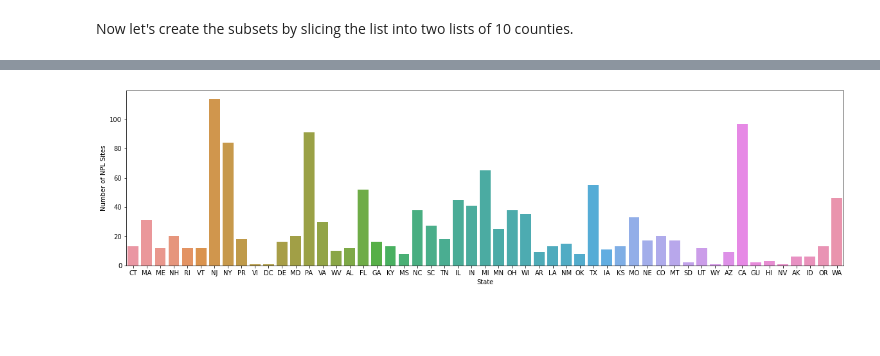
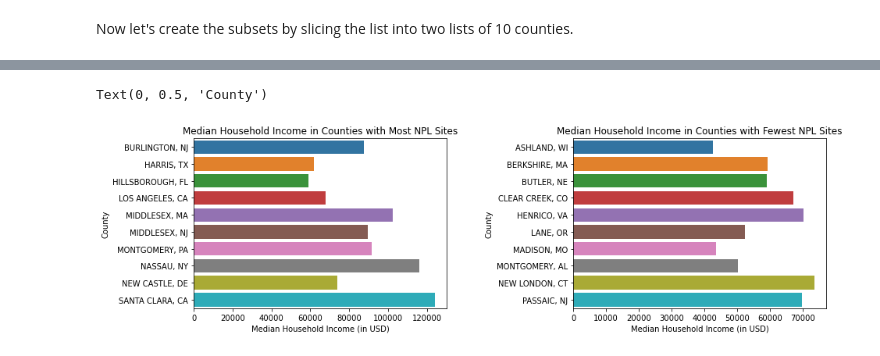
Before and after one commit to jeinuh/superfund-project, a Jupyter notebook: EDACheckpoint_group011.ipynb, the cells around one changed output, grey strips where cells are left out. Cells and saved outputs as stored; diff of their text form; code cells hidden in the pictures; blank space fills up the shorter version.

```diff
--- a/EDACheckpoint_group011.ipynb
+++ b/EDACheckpoint_group011.ipynb
@@ -314,8 +320,18 @@ Text(0, 0.5, 'County')
-# %%
-plt.figure(figsize=(20,5))
-ax = sns.countplot(x='state', data=npl_df);
-ax.set_xticklabels(ax.get_xticklabels())
-ax.set(xlabel='State', ylabel='Number of NPL Sites')
-plt.show()
-# %% [output]
-[figure, removed]
+# %%
+fig, ax =plt.subplots(1,2)
+plt.subplots_adjust(left=None, bottom=None, right=2, top=None, wspace=0.5, hspace=None)
+
+ax1 = sns.barplot(x="median household income", y="county", data=mhi_top_df, ax=ax[0])
+
+ax1.set_title('Median Household Income in Counties with Most NPL Sites')
+ax1.set_xlabel('Median Household Income (in USD)')
+ax1.set_ylabel('County')
+
+ax2 = sns.barplot(x="median household income", y="county", data=mhi_bottom_df, ax=ax[1])
+
+ax2.set_title('Median Household Income in Counties with Fewest NPL Sites')
+ax2.set_xlabel('Median Household Income (in USD)')
+ax2.set_ylabel('County')
+# %% [output]
+Text(0, 0.5, 'County')
+[figure, added]
```
Also changed, not shown: parts of 78 cells of this notebook.
